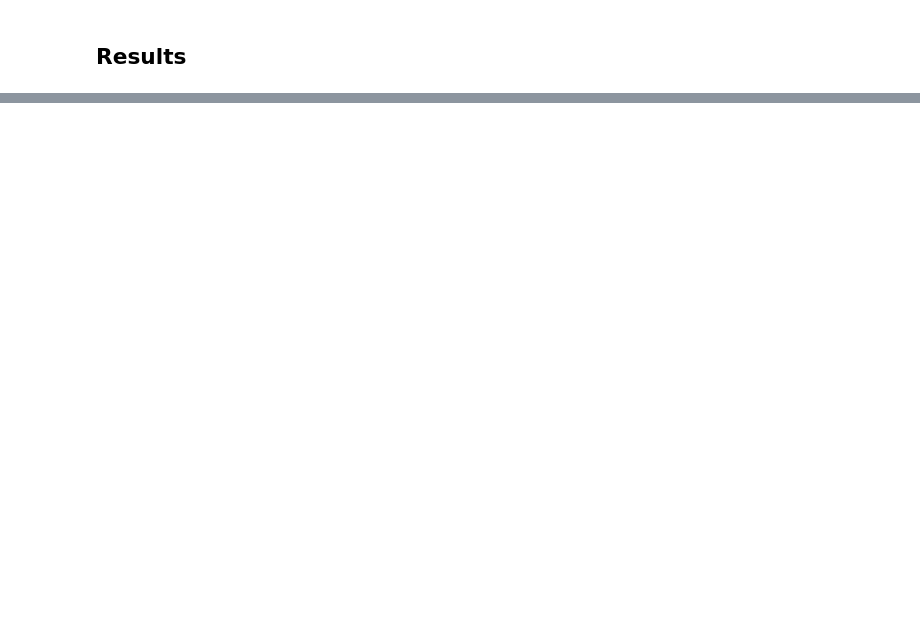
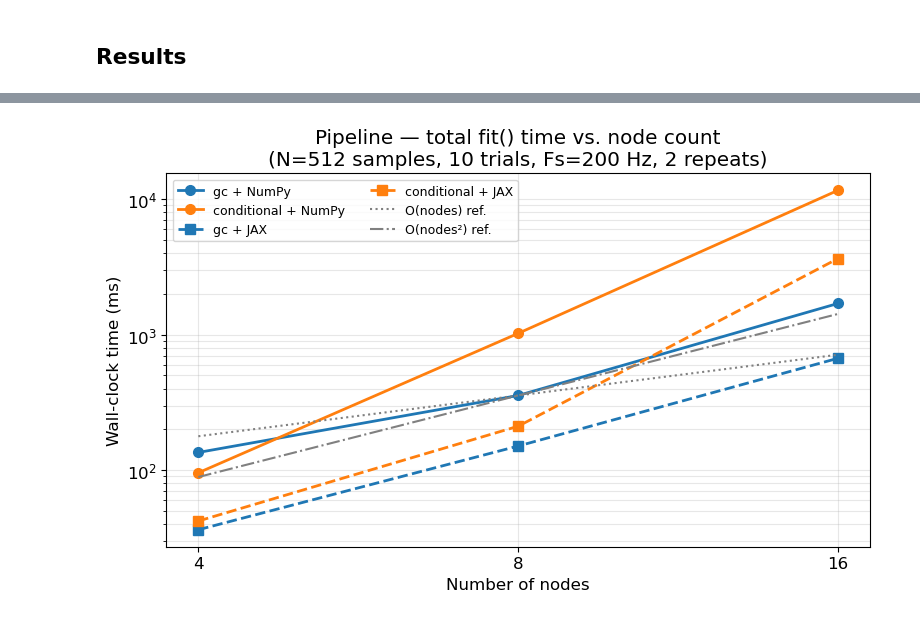
Before and after one commit to ViniciusLima94/pyGC, a Jupyter notebook: notebooks/04_benchmarks.ipynb, the cells around one changed output, grey strips where cells are left out. Drawn from its saved outputs; the diff is of its cells as text; code cells hidden in the pictures; blank space fills up the shorter version.

Commit message:
added pipeline branch

```diff
--- a/notebooks/04_benchmarks.ipynb
+++ b/notebooks/04_benchmarks.ipynb
@@ -329,0 +329,17 @@ plt.show()
+# %%
+from pygc import Pipeline
+
+NODE_VALUES           = [4, 8, 16, 24, 32]  # node counts to sweep
+NODE_N                = 512                 # fixed time samples per trial
+NODE_TRIALS           = 10                  # fixed trial count
+NODE_REPEATS          = 2                   # timed repetitions (median)
+NODE_NITER            = 50                  # Wilson iterations (kept modest for speed)
+NODE_SPECTRAL_PARAMS  = {'nperseg': 128}    # smaller Welch window -> fewer freq bins, faster
+
+
+def make_multinode_data(n_nodes, N=NODE_N, trials=NODE_TRIALS, seed=0):
+    """(trials, n_nodes, N) white Gaussian noise."""
+    return np.random.default_rng(seed).standard_normal((trials, n_nodes, N))
+
+
+print(f'Node counts: {NODE_VALUES}')
@@ -329,0 +409,39 @@ plt.show()
+# %%
+NODE_COLORS = {"gc": "C0", "conditional": "C1"}
+NODE_LS     = {"NumPy": "-", "JAX": "--"}
+NODE_MK     = {"NumPy": "o", "JAX": "s"}
+
+fig, ax = plt.subplots(figsize=(8, 5))
+
+for label, times in node_results.items():
+    metric, backend = label.split(" + ")
+    ns = sorted(times)
+    ts = [times[n] * 1000 for n in ns]
+    ax.plot(ns, ts, color=NODE_COLORS[metric], linestyle=NODE_LS[backend],
+             marker=NODE_MK[backend], lw=2, markersize=7, label=label)
+
+# O(nodes) / O(nodes^2) reference guides, anchored past the smallest point
+# (n=4 still carries some fixed per-call overhead that isn't representative
+# of the asymptotic trend).
+n0 = NODE_VALUES[1]
+t0 = node_results['gc + NumPy'][n0] * 1000
+ns_ref = np.array(NODE_VALUES, dtype=float)
+ax.plot(ns_ref, t0 * (ns_ref / n0), color='gray', linestyle=':', lw=1.5, label='O(nodes) ref.')
+ax.plot(ns_ref, t0 * (ns_ref / n0) ** 2, color='gray', linestyle='-.', lw=1.5, label='O(nodes²) ref.')
+
+ax.set_xscale("log", base=2)
+ax.set_yscale("log")
+ax.set_xticks(NODE_VALUES)
+ax.set_xticklabels(NODE_VALUES)
+ax.set_xlabel("Number of nodes")
+ax.set_ylabel("Wall-clock time (ms)")
+ax.set_title(
+    f"Pipeline — total fit() time vs. node count\n"
+    f"(N={NODE_N} samples, {NODE_TRIALS} trials, Fs={Fs} Hz, {NODE_REPEATS} repeats)"
+)
+ax.legend(ncol=2, fontsize=9)
+ax.grid(True, which="both", alpha=0.3)
+plt.tight_layout()
+plt.show()
+# %% [output]
+[figure, added]
```
Also changed, not shown: parts of 10 cells of this notebook, 6 other files.
